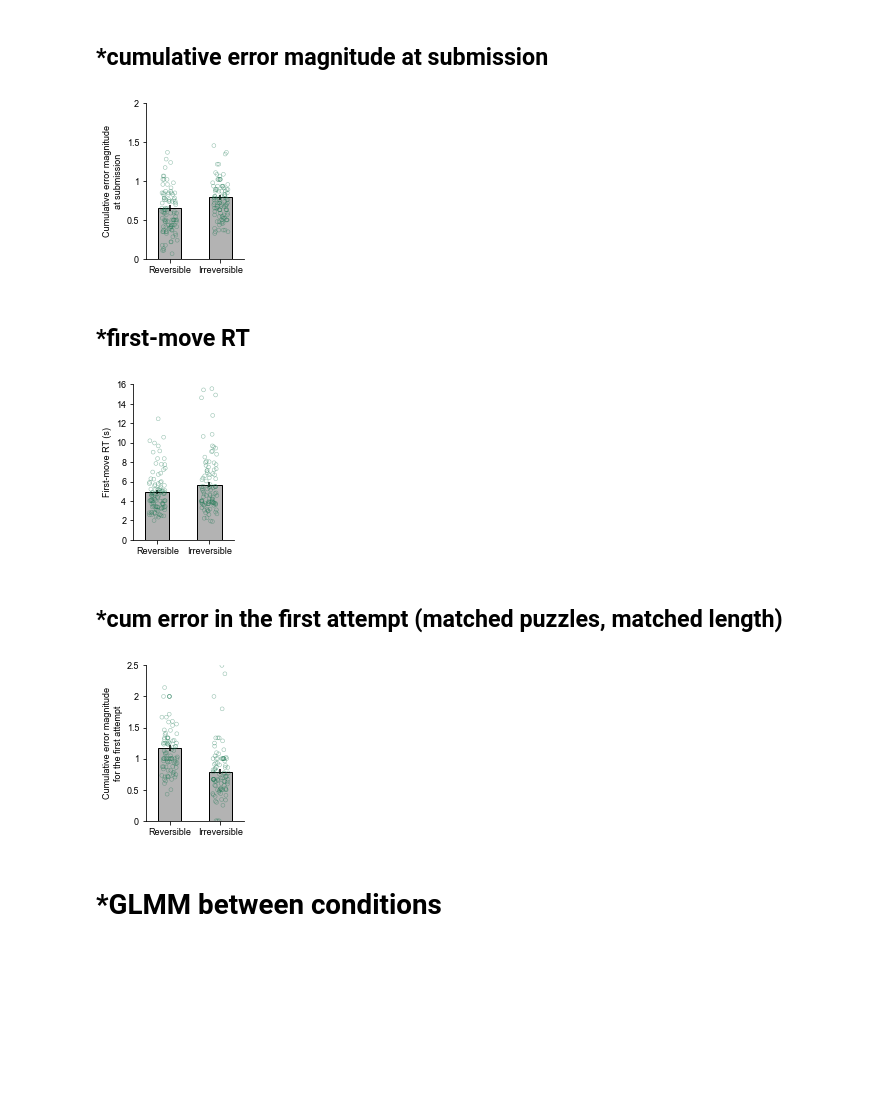
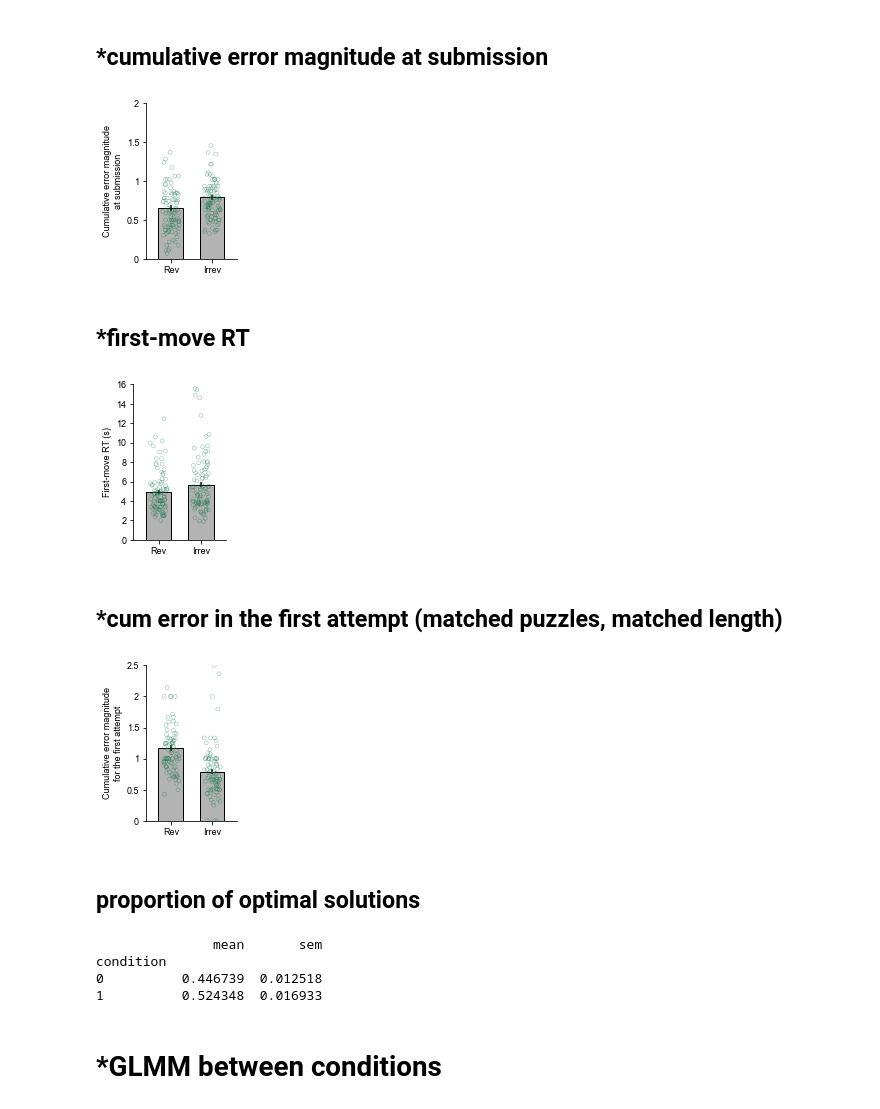
Before and after one commit to sherrybao222/Road_Construction, a Jupyter notebook: submission/analysis/figure_1b_2_supp.ipynb, the cells around one changed output. Saved outputs shown, nothing was run; the diff lists cells and outputs as text; code cells hidden in the pictures; blank space fills up the shorter version.

Commit message:
add proportion of optimal solutions

```diff
--- a/submission/analysis/figure_1b_2_supp.ipynb
+++ b/submission/analysis/figure_1b_2_supp.ipynb
@@ -573,8 +576,8 @@ plt.savefig(out_dir + 'do_submit' + save_mode, bbox_inches='tight', pad_inches=0
 # %% [markdown]
 # *Figure 2: Comparison between conditions
 # %%
-figsize = 1.9
-poz = 1.65
+figsize = 1.8
+poz = 1.5
 # %%
 import matplotlib
 import plot_helper.format
@@ -763,30 +766,30 @@ first_rt_UA_UNA.shape
 # %%
 %matplotlib inline
 
 plt.figure(figsize=(figsize,2.7))
 plt.rcParams.update({'font.size': font_size})
 
 plt.bar(1, np.mean(cum_error_UA_UNA[:,0]), yerr=np.std(cum_error_UA_UNA[:,0])/np.sqrt(100), color='0.7', edgecolor = 'k', width=0.3)
-plt.bar(1.65, np.mean(cum_error_UA_UNA[:,1]), yerr=np.std(cum_error_UA_UNA[:,1])/np.sqrt(100), color='0.7', edgecolor = 'k', width=0.3)
+plt.bar(1.5, np.mean(cum_error_UA_UNA[:,1]), yerr=np.std(cum_error_UA_UNA[:,1])/np.sqrt(100), color='0.7', edgecolor = 'k', width=0.3)
 
 # Overlay individual dots as open circles
 jitter1 = np.random.uniform(-0.1, 0.1, len(cum_error_UA_UNA[:,0]))
 jitter2 = np.random.uniform(-0.1, 0.1, len(cum_error_UA_UNA[:,1]))
 plt.scatter(1 + jitter1, cum_error_UA_UNA[:,0], facecolors='none', edgecolors='#1F7A55', s=15, alpha=0.5, zorder=3, linewidths=0.5)
-plt.scatter(1.65 + jitter2, cum_error_UA_UNA[:,1], facecolors='none', edgecolors='#1F7A55', s=15, alpha=0.5, zorder=3, linewidths=0.5)
+plt.scatter(1.5 + jitter2, cum_error_UA_UNA[:,1], facecolors='none', edgecolors='#1F7A55', s=15, alpha=0.5, zorder=3, linewidths=0.5)
 
-plt.xticks([1,1.65], ['Reversible', 'Irreversible'])
-plt.xlim([0.7,1.95])
+plt.xticks([1,1.5], ['Rev', 'Irrev'])
+plt.xlim([0.7,1.8])
 plt.ylim([0,2])
 plt.yticks(np.arange(0,2.5,0.5), ['0','0.5','1','1.5','2'])
 
 sns.despine()
 plt.tight_layout()
 # y axis p(greedy choice) of the first move
 plt.ylabel('Cumulative error magnitude\nat submission')
 plt.savefig(out_dir + 'CumulativeErrorMagnitude_atsubmission' + save_mode, dpi=300, bbox_inches='tight')
 # %% [output]
-[figure, old version]
+[figure, new version]
 # %% [markdown]
 ## *first-move RT
 # %%
@@ -807,8 +810,8 @@ jitter2 = np.random.uniform(-0.1, 0.1, len(first_rt_UA_UNA_[:,1]))
 plt.scatter(1 + jitter1, first_rt_UA_UNA_[:,0], facecolors='none', edgecolors='#1F7A55', s=15, alpha=0.5, zorder=3, linewidths=0.5)
 plt.scatter(poz + jitter2, first_rt_UA_UNA_[:,1], facecolors='none', edgecolors='#1F7A55', s=15, alpha=0.5, zorder=3, linewidths=0.5)
 
-plt.xticks([1,1.65], ['Reversible', 'Irreversible'])
-plt.xlim([0.7,1.95])
+plt.xticks([1,1.5], ['Rev', 'Irrev'])
+plt.xlim([0.7,1.8])
 plt.ylim([0,16])
 plt.yticks(np.arange(0,18,2), ['0','2','4','6', '8', '10', '12', '14', '16'])
 
@@ -823,7 +826,7 @@ plt.savefig(out_dir + '/bar_first_RT'+save_mode, dpi=300, bbox_inches='tight')
 # save figure
 plt.show()
 # %% [output]
-[figure, old version]
+[figure, new version]
 # %% [markdown]
 ## *cum error in the first attempt (matched puzzles, matched length)
 # %%
@@ -902,8 +905,8 @@ jitter2 = np.random.uniform(-0.1, 0.1, len(cumerror_first_tryout[:,1]))
 plt.scatter(1 + jitter1, cumerror_first_tryout[:,0], facecolors='none', edgecolors='#1F7A55', s=15, alpha=0.5, zorder=3, linewidths=0.5)
 plt.scatter(poz + jitter2, cumerror_first_tryout[:,1], facecolors='none', edgecolors='#1F7A55', s=15, alpha=0.5, zorder=3, linewidths=0.5)
 
-plt.xticks([1,poz], ['Reversible', 'Irreversible'])
-plt.xlim([0.7,1.95])
+plt.xticks([1,poz], ['Rev', 'Irrev'])
+plt.xlim([0.7,1.8])
 plt.ylim([0,2.5])
 plt.yticks(np.arange(0,3,0.5), ['0','0.5','1','1.5','2','2.5'])
 
@@ -915,4 +918,18 @@ plt.ylabel('Cumulative error magnitude\nfor the first attempt')
 plt.savefig(out_dir + '/cumerror_firsttryout' + save_mode, dpi=300, bbox_inches='tight')
 plt.show()
 # %% [output]
-[figure, old version]
+[figure, new version]
+# %% [markdown]
+## proportion of optimal solutions
+# %%
+# Calculate proportion of final_missed_reward == 0 for each subject and condition
+prop_zero = (data_puzzle_level.groupby(['subjects','puzzleID','condition'])['final_missed_reward'].sum() == 0).groupby(['subjects','condition']).mean()
+
+stats = prop_zero.groupby('condition').agg(['mean', 'std', 'count'])
+stats['sem'] = stats['std'] / np.sqrt(stats['count'])
+print(stats[['mean', 'sem']])
+# %% [output]
+               mean       sem
+condition
+0          0.446739  0.012518
+1          0.524348  0.016933
```
Also changed, not shown: parts of 2 cells of this notebook, 3 other files.
